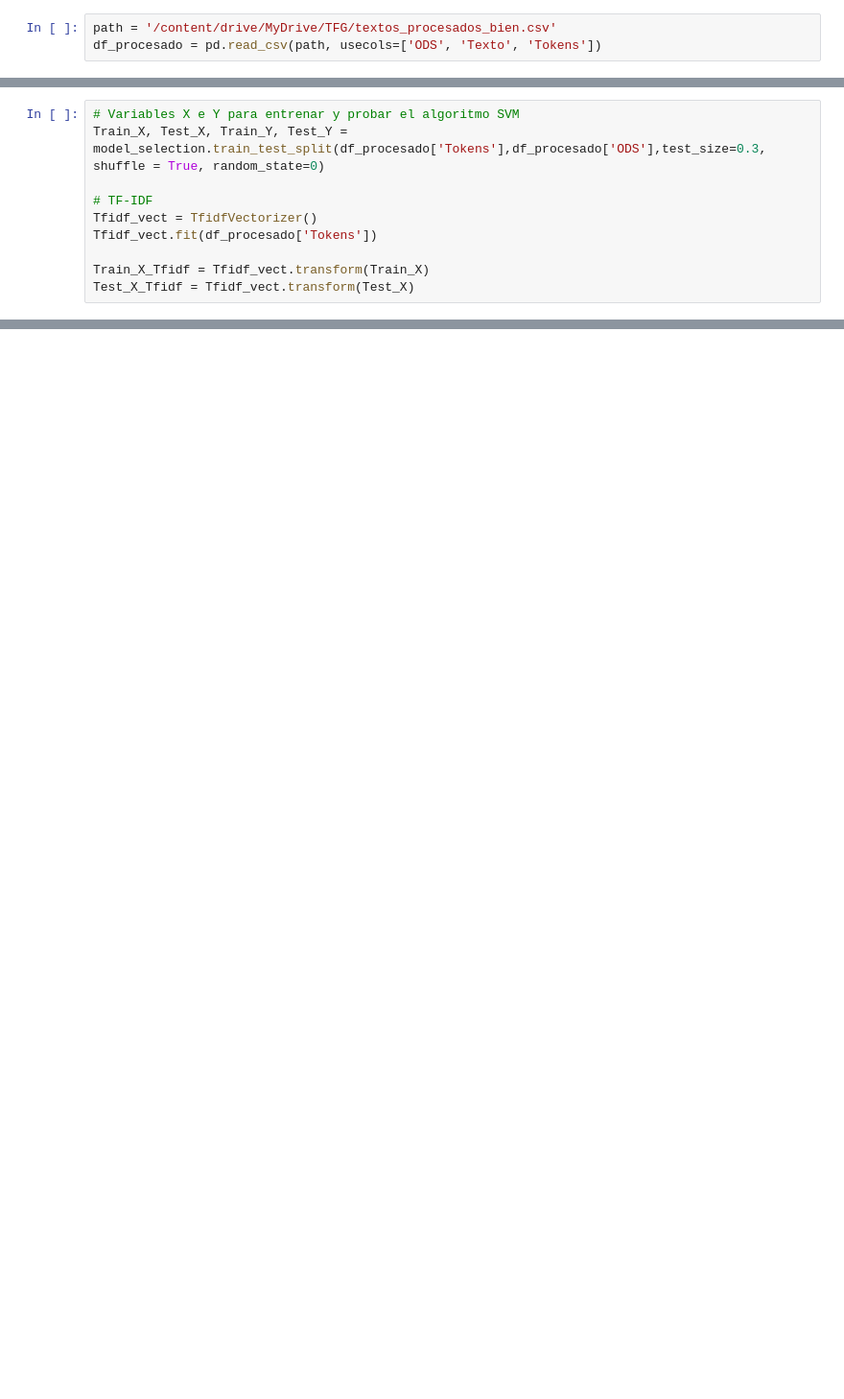
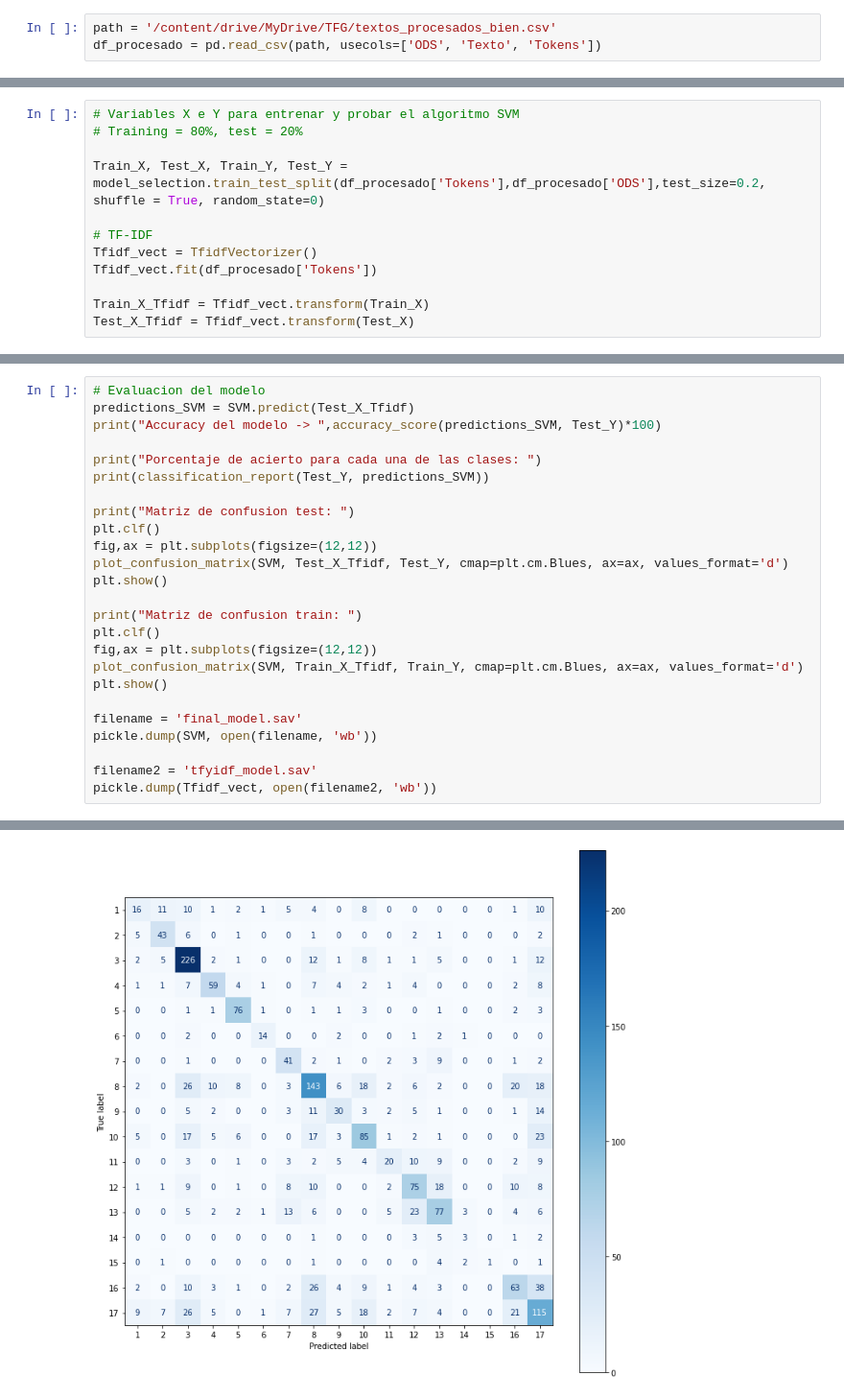
Before and after one commit to Mari-rodri/TFG-Mar-a-del-Carmen-Rodr-guez, a Jupyter notebook: TFG_entrenamiento.ipynb, the cells around one changed output, grey strips where cells are left out. Shown at 96% size. Cells and saved outputs as stored; diff of their text form; blank space fills up the shorter version.

```diff
--- a/TFG_entrenamiento.ipynb
+++ b/TFG_entrenamiento.ipynb
@@ -17,6 +18,8 @@ import pickle
 # %%
 # Variables X e Y para entrenar y probar el algoritmo SVM
-Train_X, Test_X, Train_Y, Test_Y = model_selection.train_test_split(df_procesado['Tokens'],df_procesado['ODS'],test_size=0.3, shuffle = True, random_state=0)
+# Training = 80%, test = 20%
+
+Train_X, Test_X, Train_Y, Test_Y = model_selection.train_test_split(df_procesado['Tokens'],df_procesado['ODS'],test_size=0.2, shuffle = True, random_state=0)
 
 # TF-IDF
 Tfidf_vect = TfidfVectorizer()
@@ -64,0 +35,26 @@ weighted avg       0.54      0.55      0.54      2987
+# %%
+# Evaluacion del modelo
+predictions_SVM = SVM.predict(Test_X_Tfidf)
+print("Accuracy del modelo -> ",accuracy_score(predictions_SVM, Test_Y)*100)
+
+print("Porcentaje de acierto para cada una de las clases: ")
+print(classification_report(Test_Y, predictions_SVM))
+
+print("Matriz de confusion test: ")
+plt.clf()
+fig,ax = plt.subplots(figsize=(12,12))
+plot_confusion_matrix(SVM, Test_X_Tfidf, Test_Y, cmap=plt.cm.Blues, ax=ax, values_format='d')
+plt.show()
+
+print("Matriz de confusion train: ")
+plt.clf()
+fig,ax = plt.subplots(figsize=(12,12))
+plot_confusion_matrix(SVM, Train_X_Tfidf, Train_Y, cmap=plt.cm.Blues, ax=ax, values_format='d')
+plt.show()
+
+filename = 'final_model.sav'
+pickle.dump(SVM, open(filename, 'wb'))
+
+filename2 = 'tfyidf_model.sav'
+pickle.dump(Tfidf_vect, open(filename2, 'wb'))
+# %% [output]
@@ -64,0 +79 @@ weighted avg       0.54      0.55      0.54      2987
+[figure, added]
```
Also changed, not shown: parts of 6 cells of this notebook.
